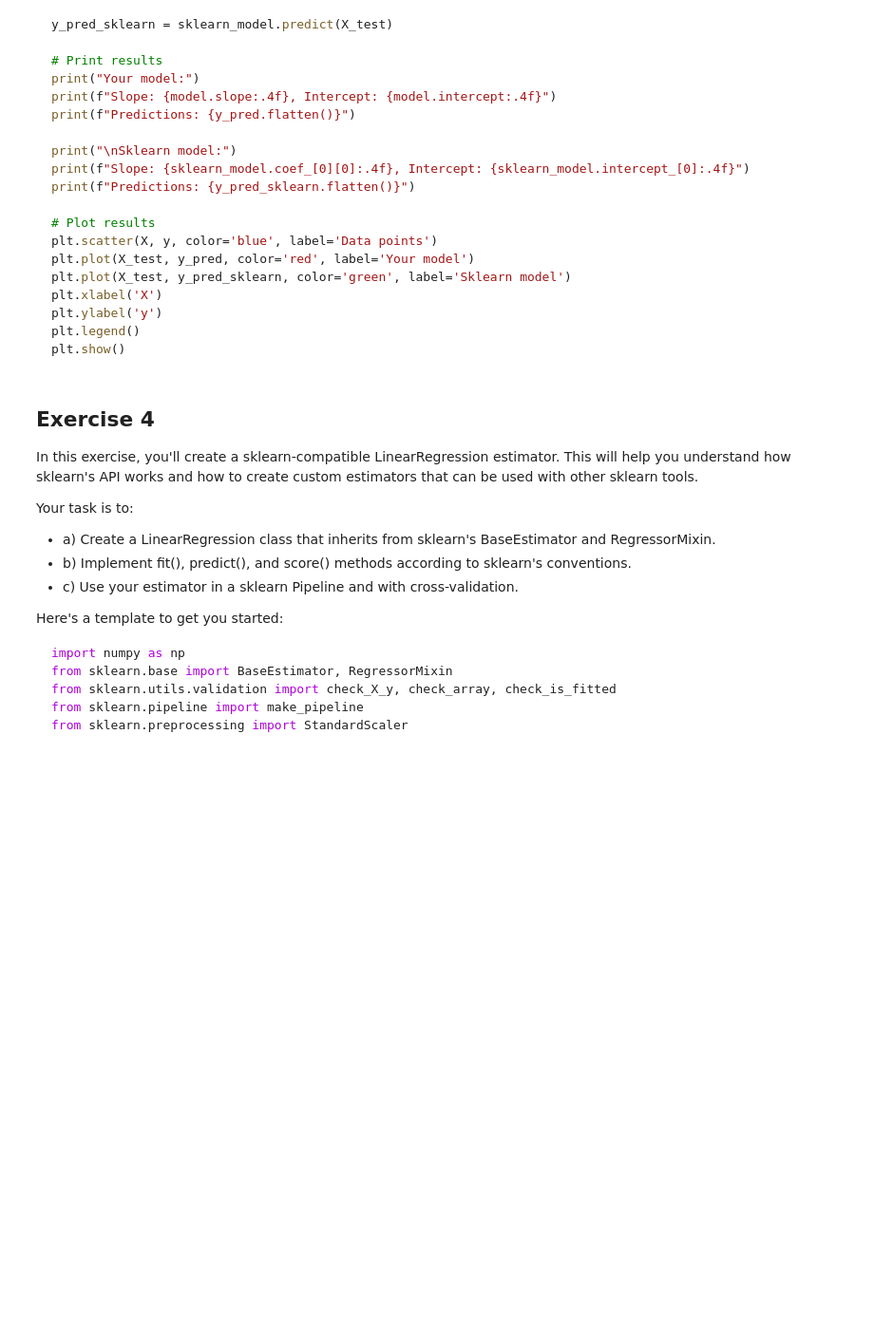
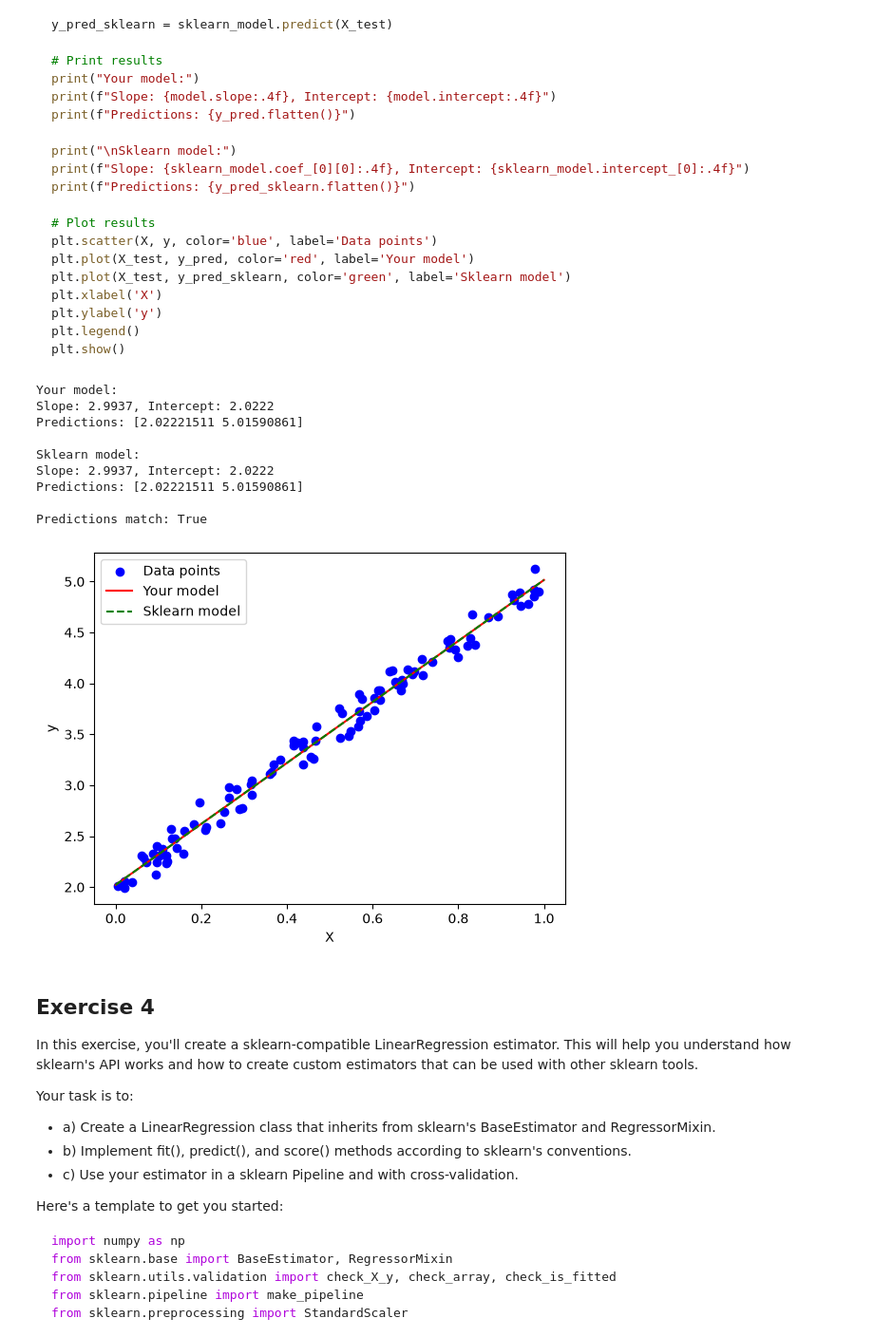
Before and after one commit to scao-su/ist407-fs26-student, a Jupyter notebook: weekly/06-linear-regression/assignment/weekly-exercises.ipynb, the cells around one changed output. Shown at 95% size. Drawn from its saved outputs; the diff is of its cells as text; code cells hidden in the pictures; blank space fills up the shorter version.

```diff
--- a/weekly/06-linear-regression/assignment/weekly-exercises.ipynb
+++ b/weekly/06-linear-regression/assignment/weekly-exercises.ipynb
@@ -148,3 +198,78 @@ plt.show()
+# %%
+# Code here
+import numpy as np
+import matplotlib.pyplot as plt
+from sklearn.linear_model import LinearRegression as SklearnLinearRegression
+
+class LinearRegression:
+    def __init__(self):
+        self.slope = None
+        self.intercept = None
+
+    def fit(self, X, y):
+        x_mean = np.mean(X)
+        y_mean = np.mean(y)
+
+        numerator = np.sum((X - x_mean) * (y - y_mean))
+        denominator = np.sum((X - x_mean) ** 2)
+
+        self.slope = numerator / denominator
+        self.intercept = y_mean - self.slope * x_mean
+
+        return self
+
+    def predict(self, X):
+        return self.slope * X + self.intercept
+
+# Generate sample data
+np.random.seed(0)
+X = np.random.rand(100, 1)
+y = 2 + 3 * X + np.random.randn(100, 1) * 0.1
+
+# Create and fit your model
+model = LinearRegression()
+model.fit(X, y)
+
+# Create and fit sklearn's model
+sklearn_model = SklearnLinearRegression()
+sklearn_model.fit(X, y)
+
+# Make predictions
+X_test = np.array([[0], [1]])
+y_pred = model.predict(X_test)
+y_pred_sklearn = sklearn_model.predict(X_test)
+
+# Print results
+print("Your model:")
+print(f"Slope: {model.slope:.4f}, Intercept: {model.intercept:.4f}")
+print(f"Predictions: {y_pred.flatten()}")
+
+print("\nSklearn model:")
+print(f"Slope: {sklearn_model.coef_[0][0]:.4f}, Intercept: {sklearn_model.intercept_[0]:.4f}")
+print(f"Predictions: {y_pred_sklearn.flatten()}")
+
+print("\nPredictions match:", np.allclose(y_pred, y_pred_sklearn))
+
+# Plot results
+plt.scatter(X, y, color='blue', label='Data points')
+plt.plot(X_test, y_pred, color='red', label='Your model')
+plt.plot(X_test, y_pred_sklearn, color='green',
+         linestyle='--', label='Sklearn model')
+plt.xlabel('X')
+plt.ylabel('y')
+plt.legend()
+plt.show()
+# %% [output]
+Your model:
+Slope: 2.9937, Intercept: 2.0222
+Predictions: [2.02221511 5.01590861]
+
+Sklearn model:
+Slope: 2.9937, Intercept: 2.0222
+Predictions: [2.02221511 5.01590861]
+
+Predictions match: True
+[figure, added]
 # %% [markdown]
 ## __Exercise 4__
 
```
Also changed, not shown: parts of 7 cells of this notebook, 2 other files.
